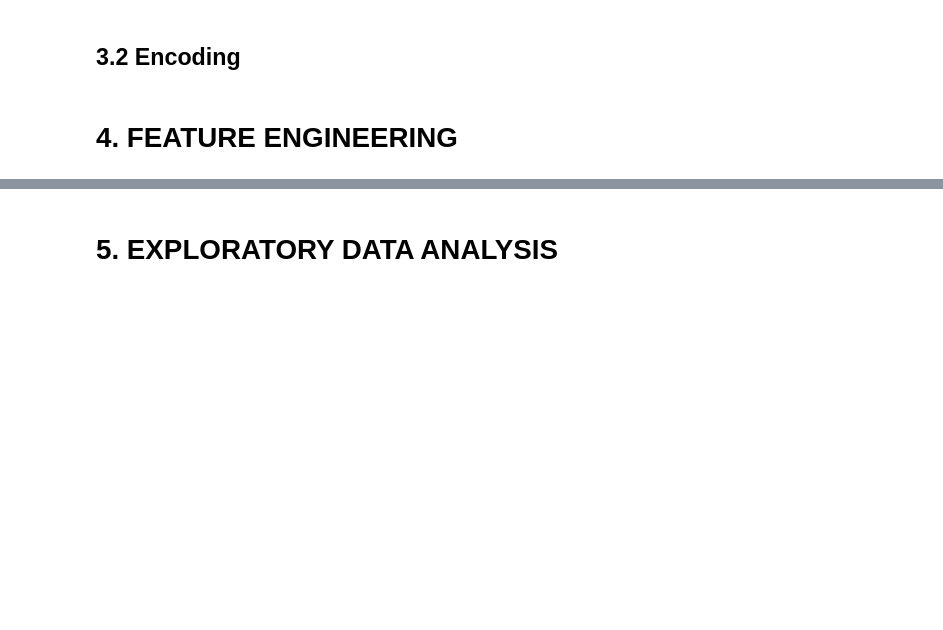
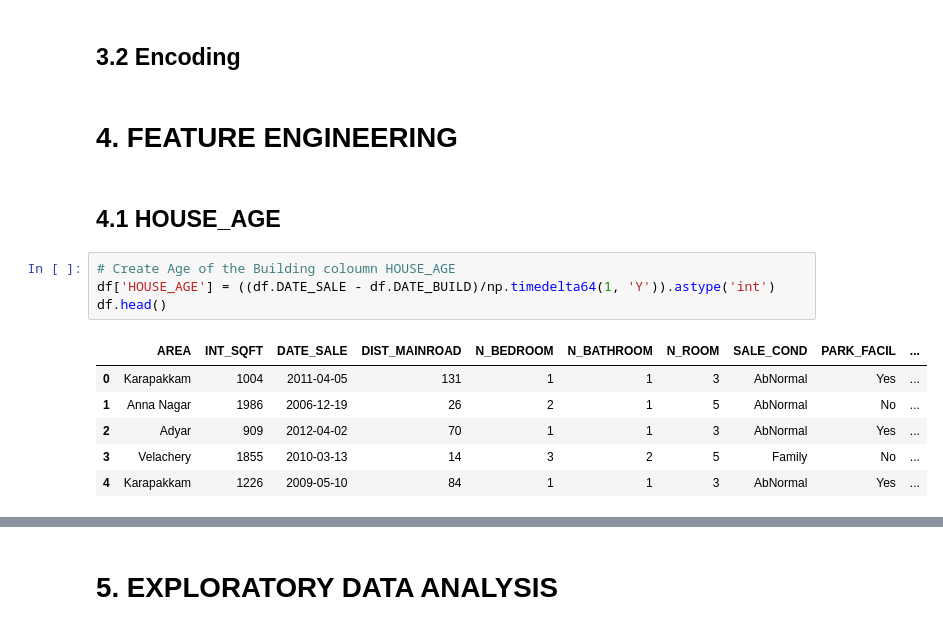
Before and after one commit to Jeyramana/House_Price_Predict, a Jupyter notebook: House_Price_Predict.ipynb, the cells around one changed output, grey strips where cells are left out. Drawn from its saved outputs; the diff is of its cells as text; blank space fills up the shorter version.

```diff
--- a/House_Price_Predict.ipynb
+++ b/House_Price_Predict.ipynb
@@ -578,3 +578,16 @@ df[['DATE_BUILD', 'DATE_SALE']].head()
 ## 3.2 Encoding
 # %% [markdown]
 # 4. FEATURE ENGINEERING
+# %% [markdown]
+## 4.1 HOUSE_AGE
+# %%
+# Create Age of the Building coloumn HOUSE_AGE
+df['HOUSE_AGE'] = ((df.DATE_SALE - df.DATE_BUILD)/np.timedelta64(1, 'Y')).astype('int')
+df.head()
+# %% [output]
+|  | AREA | INT_SQFT | DATE_SALE | DIST_MAINROAD | N_BEDROOM | N_BATHROOM | N_ROOM | SALE_COND | PARK_FACIL | ... |
+| 0 | Karapakkam | 1004 | 2011-04-05 | 131 | 1 | 1 | 3 | AbNormal | Yes | ... |
+| 1 | Anna Nagar | 1986 | 2006-12-19 | 26 | 2 | 1 | 5 | AbNormal | No | ... |
+| 2 | Adyar | 909 | 2012-04-02 | 70 | 1 | 1 | 3 | AbNormal | Yes | ... |
+| 3 | Velachery | 1855 | 2010-03-13 | 14 | 3 | 2 | 5 | Family | No | ... |
+| 4 | Karapakkam | 1226 | 2009-05-10 | 84 | 1 | 1 | 3 | AbNormal | Yes | ... |
```
Also changed, not shown: parts of 7 cells of this notebook.
